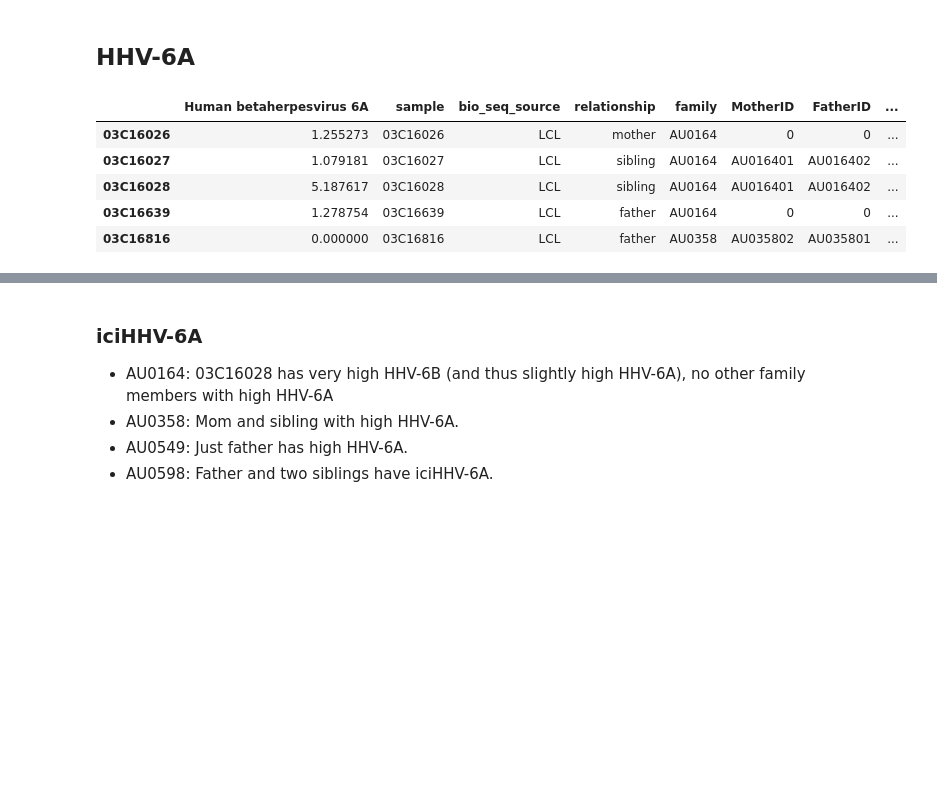
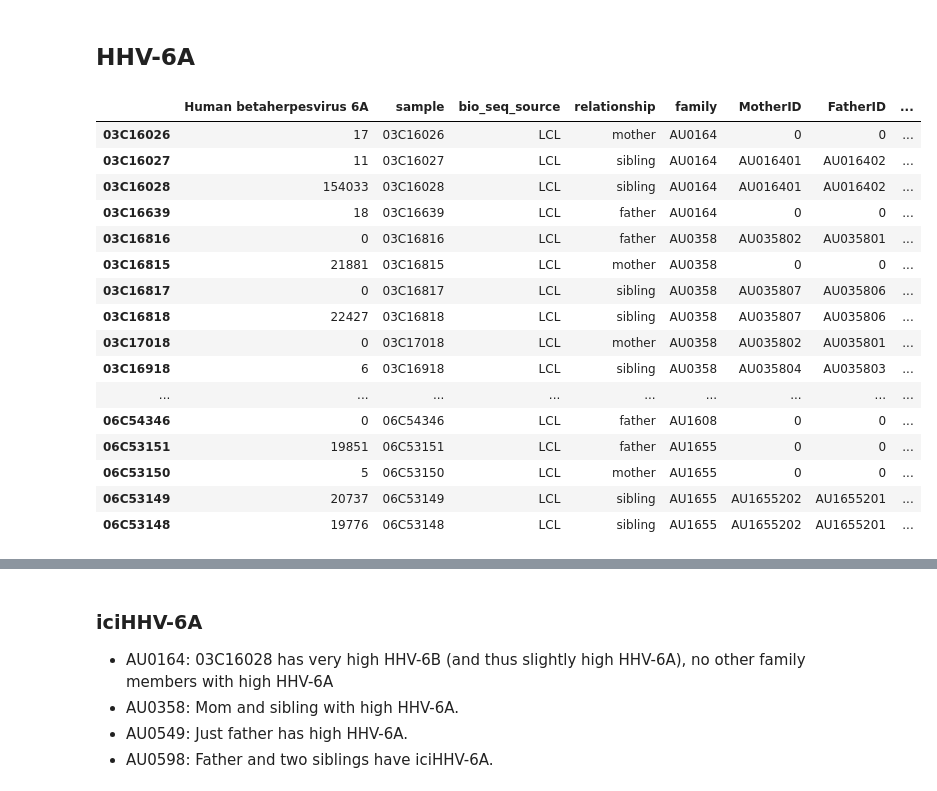
Before and after one commit to briannachrisman/blood_microbiome, a Jupyter notebook: src/viral_integration/herpesviruses.ipynb, the cells around one changed output, grey strips where cells are left out. Cells and saved outputs as stored; diff of their text form; code cells hidden in the pictures; blank space fills up the shorter version.

```diff
--- a/src/viral_integration/herpesviruses.ipynb
+++ b/src/viral_integration/herpesviruses.ipynb
@@ -42,0 +102,14 @@ df_herpesvirus = df_virus[[c for c in df_virus.columns if 'herpesvirus' in c]].c
+# %%
+f, ax = plt.subplots(figsize=(10,6))
+sns.set_palette(['#BEBEBE', '#99CCFF', '#FF0000', '#CC99FF'])
+sns.stripplot(data =df_HHV, x='HHV', y='read counts', hue='labels', jitter=.2)
+sns.boxplot(data =df_HHV, x='HHV', y='read counts', color='#ECECEC')
+
+plt.yscale('symlog', linthresh=1)
+plt.ylim(-.1,10e7)
+plt.hlines(y=1e4, xmin=-.5, xmax=5.5, color='grey', linestyle='dashed')
+ax.legend(loc='center left', bbox_to_anchor=(0, .82), frameon=False)
+ax.spines['right'].set_visible(False)
+ax.spines['top'].set_visible(False)
+plt.savefig(FIG_DIR + 'iciHHV_read_counts.svg')
+plt.show()
@@ -88,18 +215,28 @@ plt.show()
 # %%
 df_herpesvirus['family'] = bam_mappings.loc[df_herpesvirus.index].family
 df_herpesvirus['relationship'] = bam_mappings.loc[df_herpesvirus.index].relationship
 df_herpesvirus['MotherID'] = bam_mappings.loc[df_herpesvirus.index].MotherID
 df_herpesvirus['FatherID'] = bam_mappings.loc[df_herpesvirus.index].FatherID
 df_herpesvirus['participant_id'] = bam_mappings.loc[df_herpesvirus.index].participant_id
 
-fams_with_possible_integration = set(df_herpesvirus[(df_herpesvirus['Human betaherpesvirus 6A']>4)].family)
+fams_with_possible_integration = set(df_herpesvirus[(df_herpesvirus['Human betaherpesvirus 6A']>10e3)].family)
 df_herpesvirus[[f in fams_with_possible_integration for f in df_herpesvirus.family]][['Human betaherpesvirus 6A', 'sample', 'bio_seq_source', 'relationship', 'family',
-                                                                                      'MotherID', 'FatherID', 'participant_id']].sort_values('family').head()
-#bam_mappings.loc[df_herpesvirus[(df_herpesvirus['Human betaherpesvirus 6A']>3)].index][['relationship', 'family']]
+                                                                                      'MotherID', 'FatherID', 'participant_id']].sort_values('family').head(100)
 # %% [output]
 |  | Human betaherpesvirus 6A | sample | bio_seq_source | relationship | family | MotherID | FatherID | ... |
-| 03C16026 | 1.255273 | 03C16026 | LCL | mother | AU0164 | 0 | 0 | ... |
-| 03C16027 | 1.079181 | 03C16027 | LCL | sibling | AU0164 | AU016401 | AU016402 | ... |
-| 03C16028 | 5.187617 | 03C16028 | LCL | sibling | AU0164 | AU016401 | AU016402 | ... |
-| 03C16639 | 1.278754 | 03C16639 | LCL | father | AU0164 | 0 | 0 | ... |
-| 03C16816 | 0.000000 | 03C16816 | LCL | father | AU0358 | AU035802 | AU035801 | ... |
+| 03C16026 | 17 | 03C16026 | LCL | mother | AU0164 | 0 | 0 | ... |
+| 03C16027 | 11 | 03C16027 | LCL | sibling | AU0164 | AU016401 | AU016402 | ... |
+| 03C16028 | 154033 | 03C16028 | LCL | sibling | AU0164 | AU016401 | AU016402 | ... |
+| 03C16639 | 18 | 03C16639 | LCL | father | AU0164 | 0 | 0 | ... |
+| 03C16816 | 0 | 03C16816 | LCL | father | AU0358 | AU035802 | AU035801 | ... |
+| 03C16815 | 21881 | 03C16815 | LCL | mother | AU0358 | 0 | 0 | ... |
+| 03C16817 | 0 | 03C16817 | LCL | sibling | AU0358 | AU035807 | AU035806 | ... |
+| 03C16818 | 22427 | 03C16818 | LCL | sibling | AU0358 | AU035807 | AU035806 | ... |
+| 03C17018 | 0 | 03C17018 | LCL | mother | AU0358 | AU035802 | AU035801 | ... |
+| 03C16918 | 6 | 03C16918 | LCL | sibling | AU0358 | AU035804 | AU035803 | ... |
+| ... | ... | ... | ... | ... | ... | ... | ... | ... |
+| 06C54346 | 0 | 06C54346 | LCL | father | AU1608 | 0 | 0 | ... |
+| 06C53151 | 19851 | 06C53151 | LCL | father | AU1655 | 0 | 0 | ... |
+| 06C53150 | 5 | 06C53150 | LCL | mother | AU1655 | 0 | 0 | ... |
+| 06C53149 | 20737 | 06C53149 | LCL | sibling | AU1655 | AU1655202 | AU1655201 | ... |
+| 06C53148 | 19776 | 06C53148 | LCL | sibling | AU1655 | AU1655202 | AU1655201 | ... |
```
Also changed, not shown: parts of 17 cells of this notebook, 31 other files.
